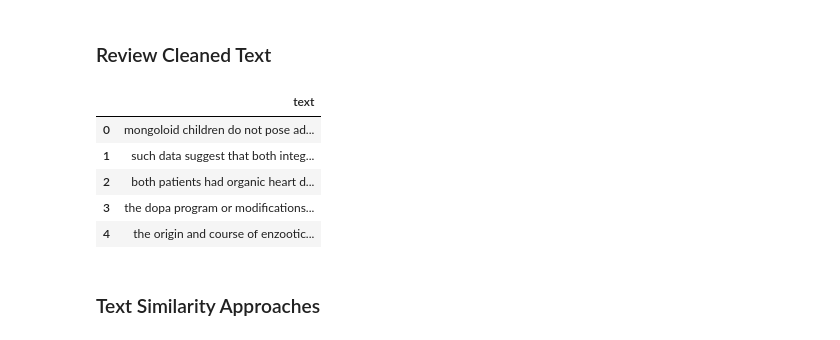
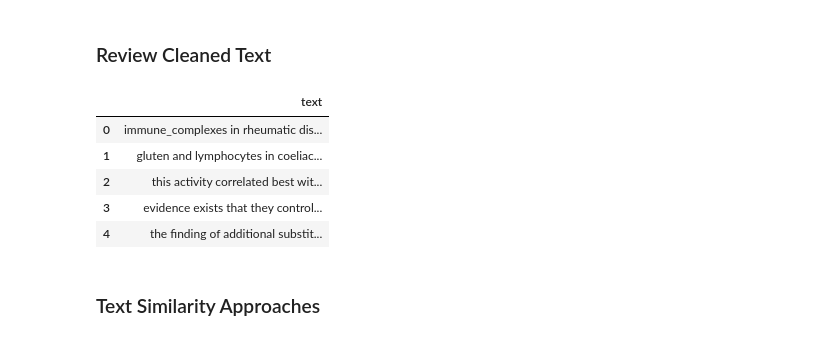
Before and after one commit to Alexjmsherman/nlp_practicum_health, a Jupyter notebook: lessons/lesson_7_text_similarity/text_similarity_solution.ipynb, the cells around one changed output. Drawn from its saved outputs; the diff is of its cells as text; code cells hidden in the pictures.

```diff
--- a/lessons/lesson_7_text_similarity/text_similarity_solution.ipynb
+++ b/lessons/lesson_7_text_similarity/text_similarity_solution.ipynb
@@ -75,19 +80,18 @@ SIMILARITY_INDEX = config['NLP']['SIMILARITY_INDEX']
 # %% [markdown]
 ### Review Cleaned Text
 # %%
-with open(CLEANED_TEXT_PATH, 'rb') as f:
-    cleaned_text = [line.decode('utf-8').strip() for line in f.readlines()]
-    cleaned_text = list(set(cleaned_text))  # remove duplicates
+with open(CLEANED_TEXT_PATH, 'r') as f:
+    cleaned_text = [line.strip() for line in f.readlines()]
 
 cleaned_text_df = pd.DataFrame(cleaned_text, columns=['text'])
 cleaned_text_df.head()
 # %% [output]
 |  | text |
-| 0 | mongoloid children do not pose ad... |
-| 1 | such data suggest that both integ... |
-| 2 | both patients had organic heart d... |
-| 3 | the dopa program or modifications... |
-| 4 | the origin and course of enzootic... |
+| 0 | immune_complexes in rheumatic dis... |
+| 1 | gluten and lymphocytes in coeliac... |
+| 2 | this activity correlated best wit... |
+| 3 | evidence exists that they control... |
+| 4 | the finding of additional substit... |
 # %% [markdown]
 ### Text Similarity Approaches
 # %%
```
Also changed, not shown: parts of 91 cells of this notebook, 3 other files.
